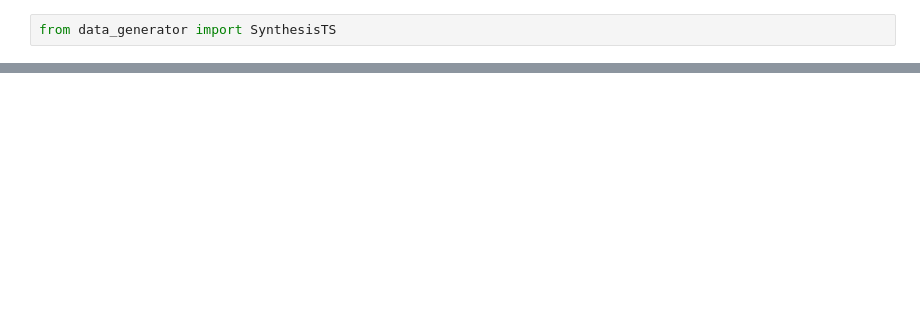
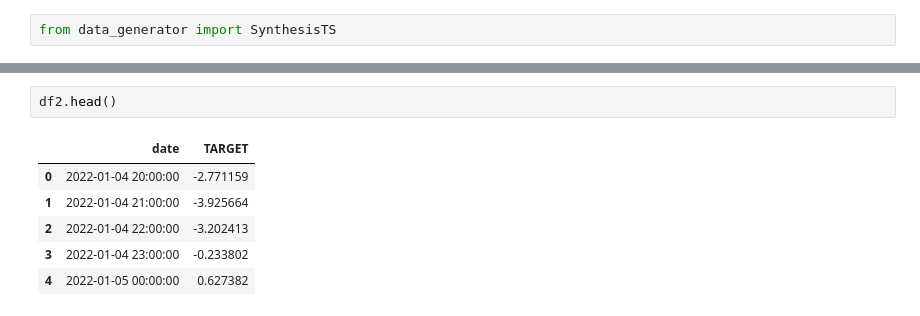
Before and after one commit to anasashb/TransformersEnergyTS, a Jupyter notebook: internal_demos/data_generator_demo.ipynb, the cells around one changed output, grey strips where cells are left out. Saved outputs shown, nothing was run; the diff lists cells and outputs as text; blank space fills up the shorter version.

```diff
--- a/internal_demos/data_generator_demo.ipynb
+++ b/internal_demos/data_generator_demo.ipynb
@@ -31,0 +57,9 @@ plt.show()
+# %%
+df2.head()
+# %% [output]
+|  | date | TARGET |
+| 0 | 2022-01-04 20:00:00 | -2.771159 |
+| 1 | 2022-01-04 21:00:00 | -3.925664 |
+| 2 | 2022-01-04 22:00:00 | -3.202413 |
+| 3 | 2022-01-04 23:00:00 | -0.233802 |
+| 4 | 2022-01-05 00:00:00 | 0.627382 |
```
Also changed, not shown: parts of 19 cells of this notebook.
